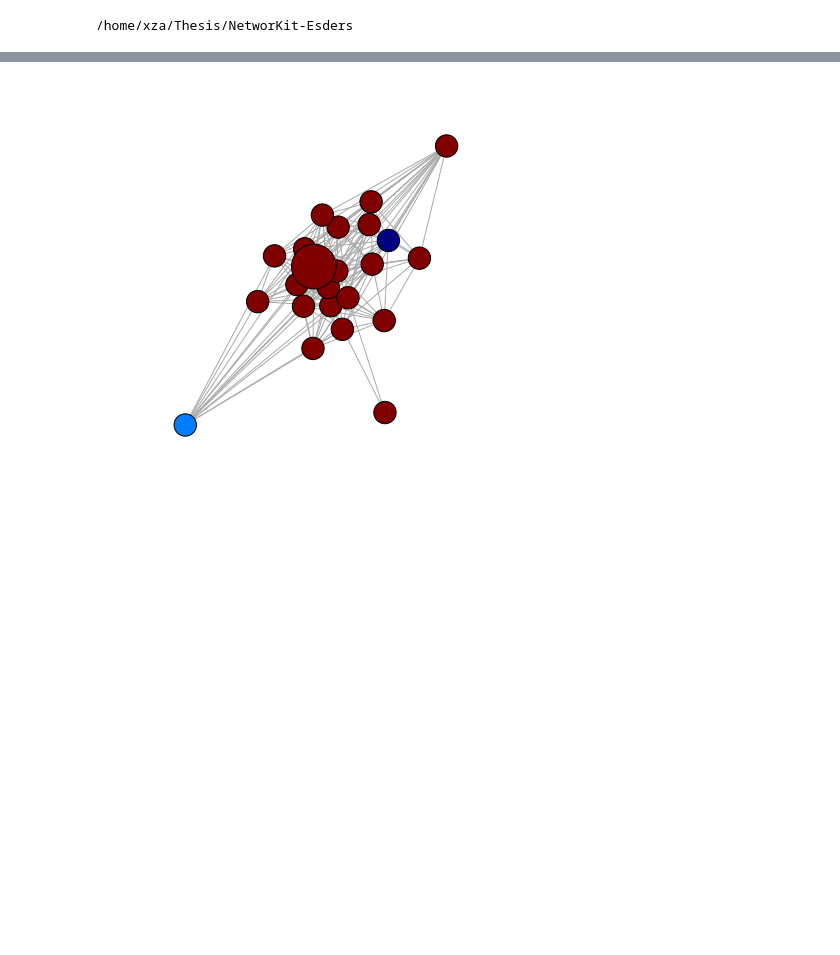
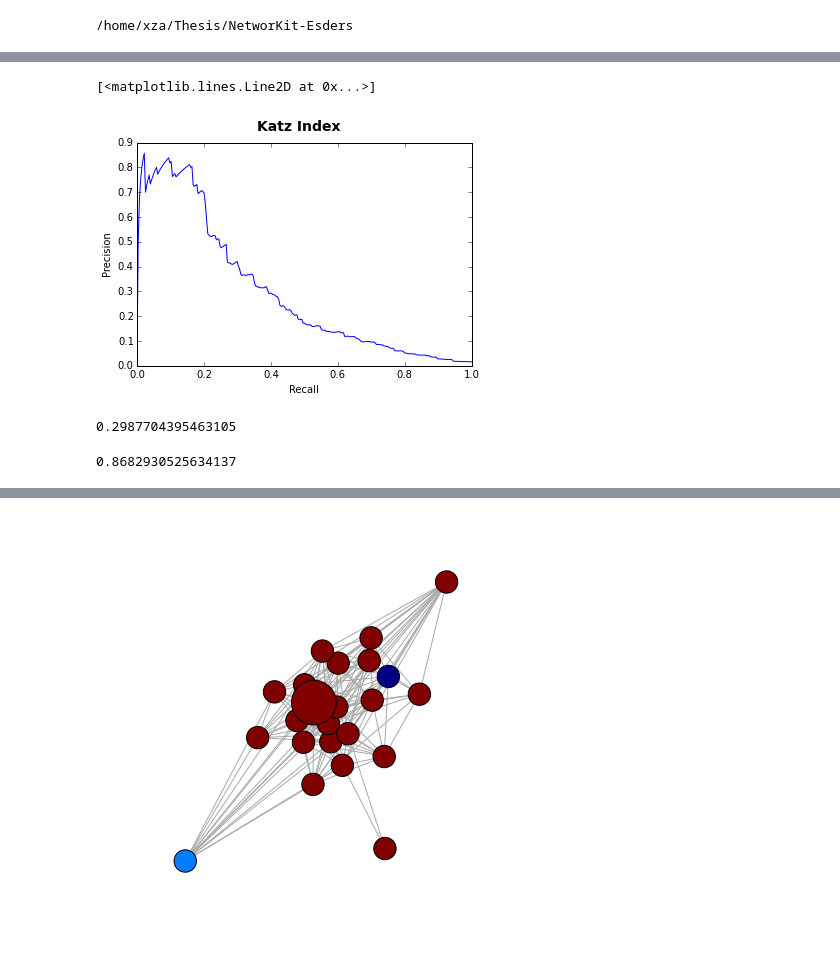
Before and after one commit to kit-parco/networkit-hyperbolic-kd, a Jupyter notebook: Doc/Notebooks/LinkPrediction.ipynb, the cells around one changed output, grey strips where cells are left out. Cells and saved outputs as stored; diff of their text form; code cells hidden in the pictures; blank space fills up the shorter version.

```diff
--- a/Doc/Notebooks/LinkPrediction.ipynb
+++ b/Doc/Notebooks/LinkPrediction.ipynb
@@ -56,0 +46,15 @@ pointsCN = rocCN.getPoints()
+# %%
+pr = linkprediction.PrecisionRecallMetric(partitionedGraph[1], dyadScorePairs)
+pr.generatePoints()
+points = pr.getPoints()
+plt.suptitle("Katz Index", fontsize=14, fontweight="bold")
+plt.xlabel("Recall")
+plt.ylabel("Precision")
+plt.plot(points[0], points[1])
+# %% [output]
+[<matplotlib.lines.Line2D at 0x...>]
+[figure, added]
+# %%
+pr.areaUnderCurve()
+# %% [output]
+0.2987704395463105
@@ -56,0 +72,4 @@ pointsCN = rocCN.getPoints()
+# %%
+roc.areaUnderCurve()
+# %% [output]
+0.8682930525634137
```
Also changed, not shown: parts of 31 cells of this notebook, 7 other files.
